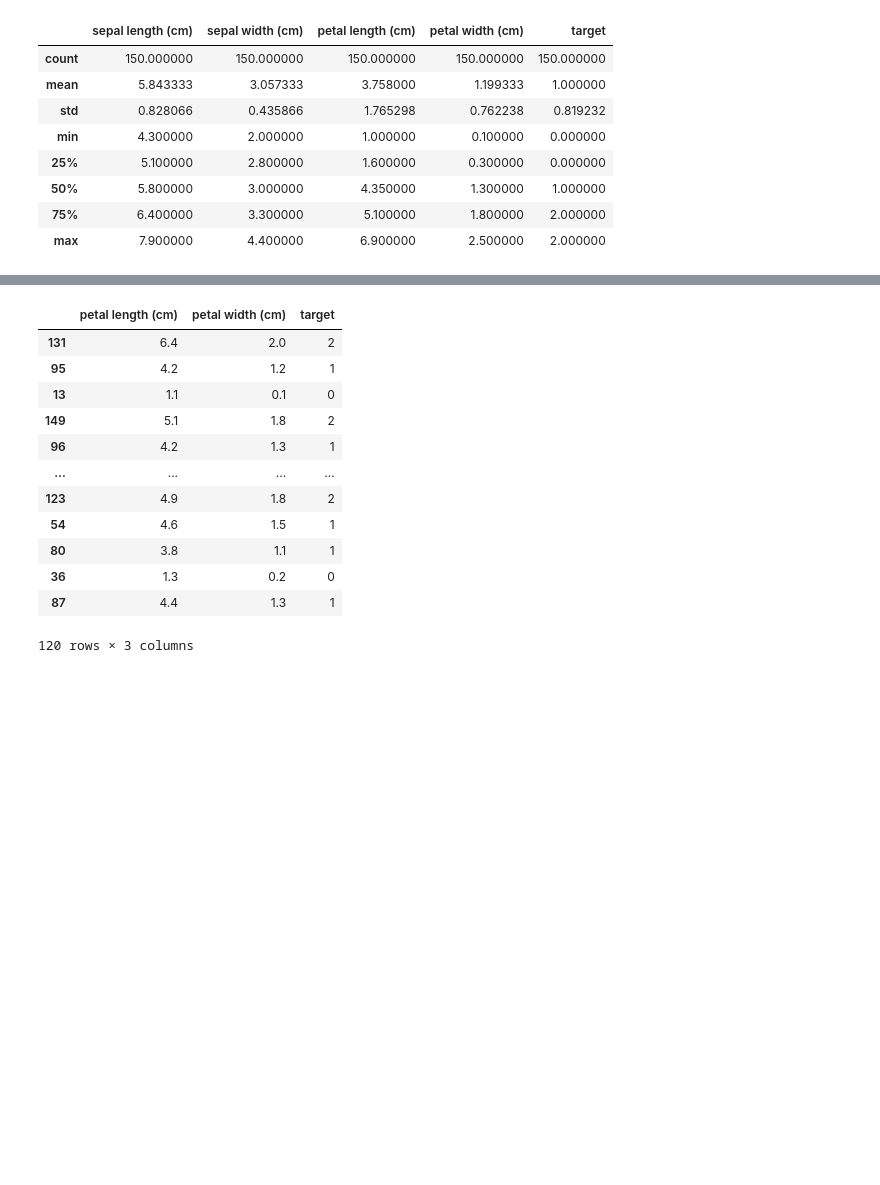
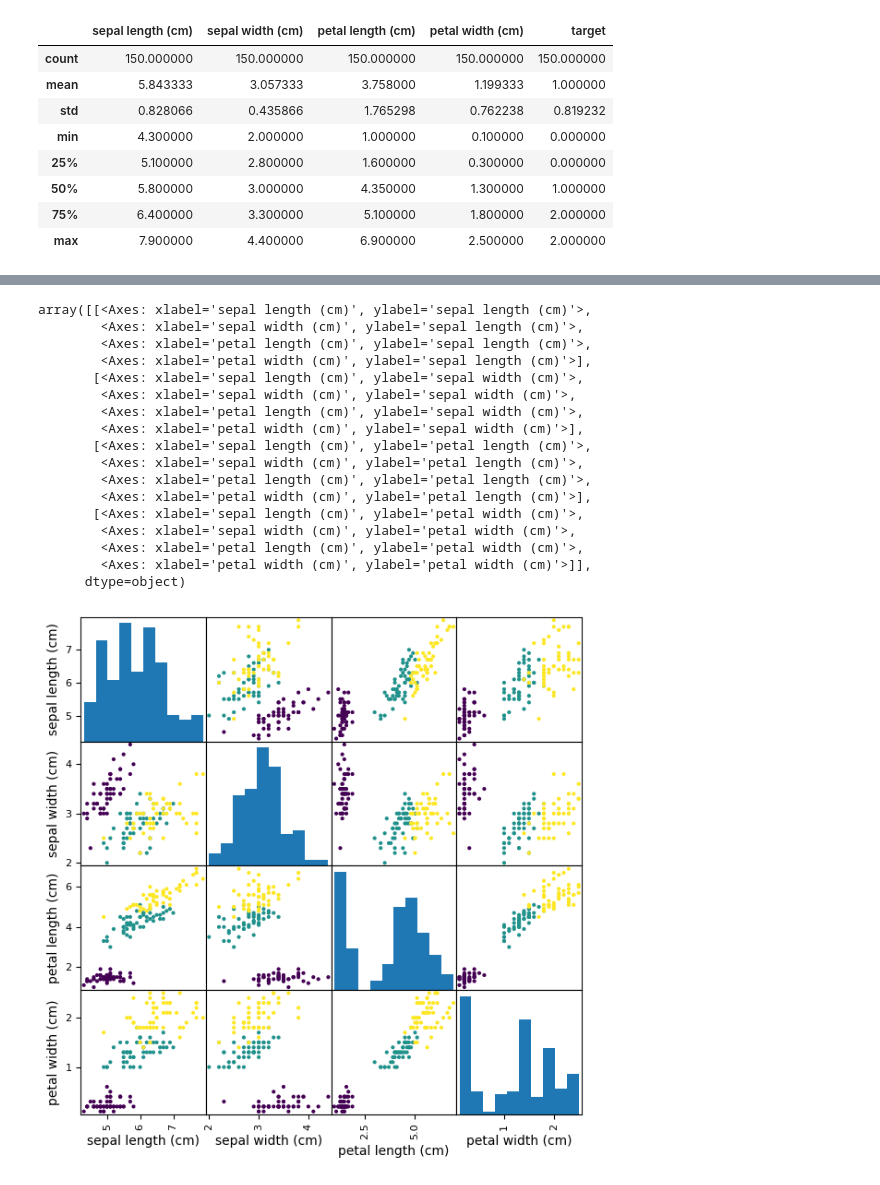
Before and after one commit to FguerraCarrazana/Pr-ctica-laboral-ML, a Jupyter notebook: iris.ipynb, the cells around one changed output, grey strips where cells are left out. Cells and saved outputs as stored; diff of their text form; code cells hidden in the pictures; blank space fills up the shorter version.

```diff
--- a/iris.ipynb
+++ b/iris.ipynb
@@ -16,9 +32,28 @@ iris.describe()
 # %%
 %matplotlib inline
 from calendar import c
 import matplotlib.pyplot as plt
 pd.plotting.scatter_matrix(iris[["sepal length (cm)", "sepal width (cm)", "petal length (cm)", "petal width (cm)"]],
-                           figsize=(10,10),c=iris['target'],alpha=0.6)
+                           figsize=(7,7),c=iris['target'],alpha=1)
+# %% [output]
+array([[<Axes: xlabel='sepal length (cm)', ylabel='sepal length (cm)'>,
+        <Axes: xlabel='sepal width (cm)', ylabel='sepal length (cm)'>,
+        <Axes: xlabel='petal length (cm)', ylabel='sepal length (cm)'>,
+        <Axes: xlabel='petal width (cm)', ylabel='sepal length (cm)'>],
+       [<Axes: xlabel='sepal length (cm)', ylabel='sepal width (cm)'>,
+        <Axes: xlabel='sepal width (cm)', ylabel='sepal width (cm)'>,
+        <Axes: xlabel='petal length (cm)', ylabel='sepal width (cm)'>,
+        <Axes: xlabel='petal width (cm)', ylabel='sepal width (cm)'>],
+       [<Axes: xlabel='sepal length (cm)', ylabel='petal length (cm)'>,
+        <Axes: xlabel='sepal width (cm)', ylabel='petal length (cm)'>,
+        <Axes: xlabel='petal length (cm)', ylabel='petal length (cm)'>,
+        <Axes: xlabel='petal width (cm)', ylabel='petal length (cm)'>],
+       [<Axes: xlabel='sepal length (cm)', ylabel='petal width (cm)'>,
+        <Axes: xlabel='sepal width (cm)', ylabel='petal width (cm)'>,
+        <Axes: xlabel='petal length (cm)', ylabel='petal width (cm)'>,
+        <Axes: xlabel='petal width (cm)', ylabel='petal width (cm)'>]],
+      dtype=object)
+[figure, added]
 # %%
 df = iris.drop(["sepal length (cm)", "sepal width (cm)","target_name"],axis=1)
 from sklearn.model_selection import StratifiedShuffleSplit
@@ -33,18 +69,0 @@ Y_train = train_copy['target']
-# %%
-
-X_train_1 = train_copy.iloc[:,0:4]
-X_train_1
-# %% [output]
-|  | petal length (cm) | petal width (cm) | target |
-| 131 | 6.4 | 2.0 | 2 |
-| 95 | 4.2 | 1.2 | 1 |
-| 13 | 1.1 | 0.1 | 0 |
-| 149 | 5.1 | 1.8 | 2 |
-| 96 | 4.2 | 1.3 | 1 |
-| ... | ... | ... | ... |
-| 123 | 4.9 | 1.8 | 2 |
-| 54 | 4.6 | 1.5 | 1 |
-| 80 | 3.8 | 1.1 | 1 |
-| 36 | 1.3 | 0.2 | 0 |
-| 87 | 4.4 | 1.3 | 1 |
-120 rows × 3 columns
```
Also changed, not shown: parts of 19 cells of this notebook.
